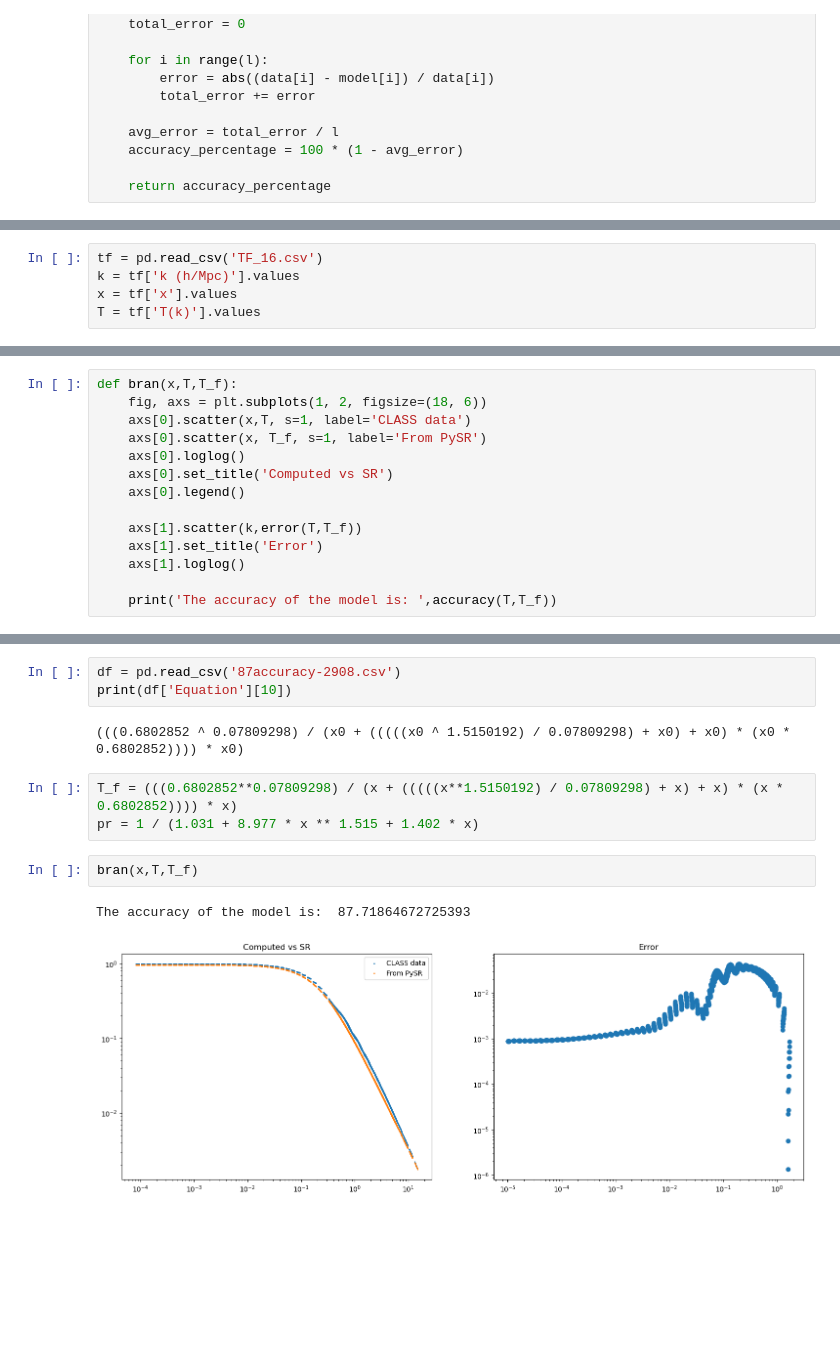
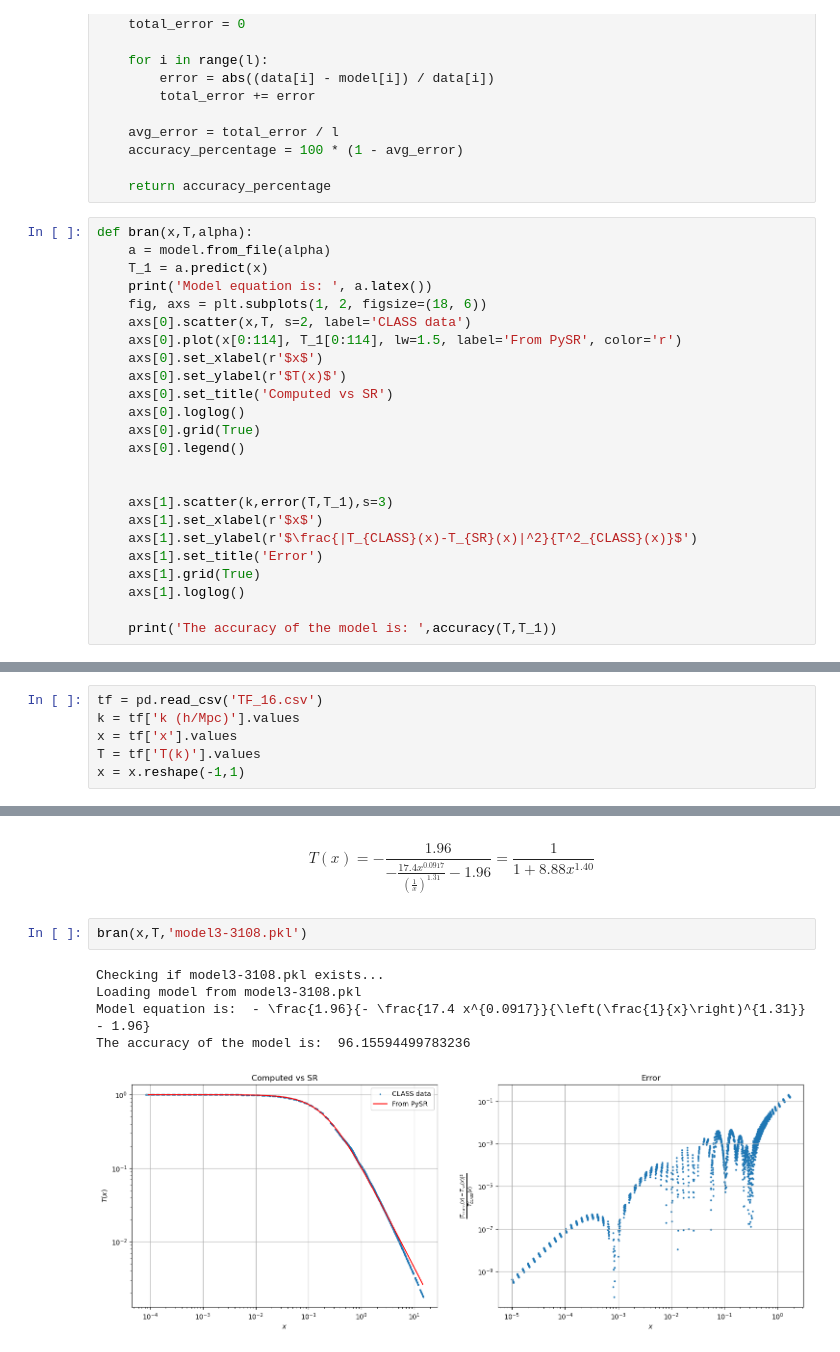
Before and after one commit to farocrown/Simreg, a Jupyter notebook: sr_tf_graphs.ipynb, the cells around one changed output, grey strips where cells are left out. Cells and saved outputs as stored; diff of their text form; blank space fills up the shorter version.

Commit message:
graphs and best models

```diff
--- a/sr_tf_graphs.ipynb
+++ b/sr_tf_graphs.ipynb
@@ -34,3 +34,27 @@ def accuracy(data, model):
     accuracy_percentage = 100 * (1 - avg_error)
 
     return accuracy_percentage
+# %%
+def bran(x,T,alpha):
+    a = model.from_file(alpha)
+    T_1 = a.predict(x)
+    print('Model equation is: ', a.latex())
+    fig, axs = plt.subplots(1, 2, figsize=(18, 6))
+    axs[0].scatter(x,T, s=2, label='CLASS data')
+    axs[0].plot(x[0:114], T_1[0:114], lw=1.5, label='From PySR', color='r')
+    axs[0].set_xlabel(r'$x$')
+    axs[0].set_ylabel(r'$T(x)$')
+    axs[0].set_title('Computed vs SR')
+    axs[0].loglog()
+    axs[0].grid(True)
+    axs[0].legend()
+
+
+    axs[1].scatter(k,error(T,T_1),s=3)
+    axs[1].set_xlabel(r'$x$')
+    axs[1].set_ylabel(r'$\frac{|T_{CLASS}(x)-T_{SR}(x)|^2}{T^2_{CLASS}(x)}$')
+    axs[1].set_title('Error')
+    axs[1].grid(True)
+    axs[1].loglog()
+
+    print('The accuracy of the model is: ',accuracy(T,T_1))
@@ -39,3 +69,4 @@ tf = pd.read_csv('TF_16.csv')
 k = tf['k (h/Mpc)'].values
 x = tf['x'].values
 T = tf['T(k)'].values
+x = x.reshape(-1,1)
@@ -59,14 +72,0 @@ model = PySRRegressor(
-# %%
-def bran(x,T,T_f):
-    fig, axs = plt.subplots(1, 2, figsize=(18, 6))
-    axs[0].scatter(x,T, s=1, label='CLASS data')
-    axs[0].scatter(x, T_f, s=1, label='From PySR')
-    axs[0].loglog()
-    axs[0].set_title('Computed vs SR')
-    axs[0].legend()
-
-    axs[1].scatter(k,error(T,T_f))
-    axs[1].set_title('Error')
-    axs[1].loglog()
-
-    print('The accuracy of the model is: ',accuracy(T,T_f))
@@ -99,13 +73,10 @@ PySRRegressor.equations_ = [
-# %%
-df = pd.read_csv('87accuracy-2908.csv')
-print(df['Equation'][10])
-# %% [output]
-(((0.6802852 ^ 0.07809298) / (x0 + (((((x0 ^ 1.5150192) / 0.07809298) + x0) + x0) * (x0 * 0.6802852)))) * x0)
-# %%
-T_f = (((0.6802852**0.07809298) / (x + (((((x**1.5150192) / 0.07809298) + x) + x) * (x * 0.6802852)))) * x)
-pr = 1 / (1.031 + 8.977 * x ** 1.515 + 1.402 * x)
+# %% [markdown]
+$$ T(x)=- \frac{1.96}{- \frac{17.4 x^{0.0917}}{\left(\frac{1}{x}\right)^{1.31}} - 1.96}=\frac{1}{1+8.88x^{1.40}} $$
 # %%
-bran(x,T,T_f)
+bran(x,T,'model3-3108.pkl')
 # %% [output]
-The accuracy of the model is:  87.71864672725393
+Checking if model3-3108.pkl exists...
+Loading model from model3-3108.pkl
+Model equation is:  - \frac{1.96}{- \frac{17.4 x^{0.0917}}{\left(\frac{1}{x}\right)^{1.31}} - 1.96}
+The accuracy of the model is:  96.15594499783236
-[figure, old version]
+[figure, new version]
```
Also changed, not shown: parts of 16 cells of this notebook, 5 other files.
